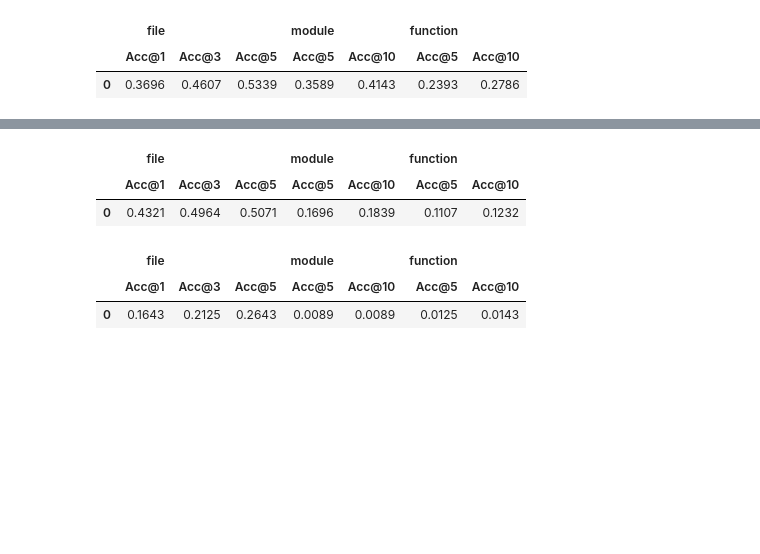
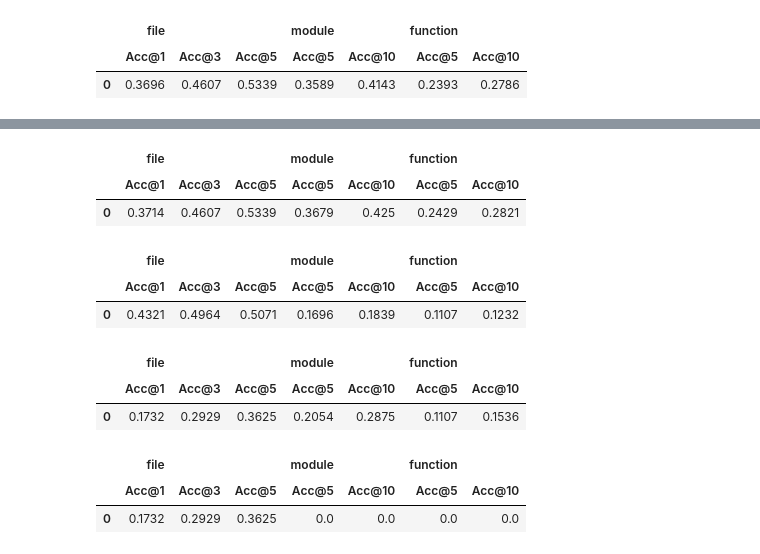
Before and after one commit to CCChz233/LocAgent, a Jupyter notebook: evaluation/run_evaluation.ipynb, the cells around one changed output, grey strips where cells are left out. Saved outputs shown, nothing was run; the diff lists cells and outputs as text; code cells hidden in the pictures; blank space fills up the shorter version.

```diff
--- a/evaluation/run_evaluation.ipynb
+++ b/evaluation/run_evaluation.ipynb
@@ -82,3 +109,30 @@ result
+# %%
+import sys
+sys.path.append('/workspace/LocAgent')
+
+from evaluation.eval_metric import evaluate_results
+
+level2key_dict = {
+    'file': 'found_files',
+    'module': 'found_modules',
+    'function': 'found_entities',
+}
+
+# 评测 LocAgent 结果（替换为你的实际输出目录）
+loc_file = '/workspace/LocAgent/outputs/bm25_graph/loc_outputs.jsonl'
+dataset_path = '/workspace/LocAgent/data/Loc-Bench_V1_dataset.jsonl'
+
+result = evaluate_results(
+    loc_file,
+    level2key_dict,
+    metrics=['acc'],  # 可选: ['acc', 'recall', 'ndcg', 'precision', 'map']
+    dataset_path=dataset_path
+)
+result
+# %% [output]
+|  | file |  |  | module |  | function |  |
+|  | Acc@1 | Acc@3 | Acc@5 | Acc@5 | Acc@10 | Acc@5 | Acc@10 |
+| 0 | 0.3714 | 0.4607 | 0.5339 | 0.3679 | 0.425 | 0.2429 | 0.2821 |
 # %%
 import sys
 sys.path.append('/workspace/LocAgent')
@@ -108,12 +162,7 @@ result
 | 0 | 0.4321 | 0.4964 | 0.5071 | 0.1696 | 0.1839 | 0.1107 | 0.1232 |
 # %%
 import sys
-import os
-
-# 自动检测项目根目录
-current_dir = os.path.dirname(os.path.abspath(''))
-project_root = os.path.dirname(current_dir) if current_dir.endswith('evaluation') else current_dir
-sys.path.insert(0, project_root)
+sys.path.append('/workspace/LocAgent')
 
 from evaluation.eval_metric import evaluate_results
 
@@ -123,9 +172,9 @@ level2key_dict = {
     'function': 'found_entities',
 }
 
-# 评测 RLCoder 结果
-loc_file = os.path.join(project_root, 'outputs/rlcoder_test/loc_outputs.jsonl')
-dataset_path = os.path.join(project_root, 'data/Loc-Bench_V1_dataset.jsonl')
+# 评测 LocAgent 结果（替换为你的实际输出目录）
+loc_file = '/workspace/LocAgent/outputs/dense_locator_fixed/loc_outputs.jsonl'
+dataset_path = '/workspace/LocAgent/data/Loc-Bench_V1_dataset.jsonl'
 
 result = evaluate_results(
     loc_file,
@@ -134,34 +183,34 @@ result = evaluate_results(
     dataset_path=dataset_path
 )
 result
+# %% [output]
+|  | file |  |  | module |  | function |  |
+|  | Acc@1 | Acc@3 | Acc@5 | Acc@5 | Acc@10 | Acc@5 | Acc@10 |
+| 0 | 0.1732 | 0.2929 | 0.3625 | 0.2054 | 0.2875 | 0.1107 | 0.1536 |
 # %%
 import sys
-import os
-
-# 设置项目根目录（自动检测）
-project_root = '/Users/chz/code/LocAgent'
-sys.path.insert(0, project_root)
+sys.path.append('/workspace/LocAgent')
 
 from evaluation.eval_metric import evaluate_results
 
 level2key_dict = {
     'file': 'found_files',
     'module': 'found_modules',
     'function': 'found_entities',
 }
 
-# 评测 RLCoder 结果
-loc_file = f'{project_root}/outputs/rlcoder_test/loc_outputs.jsonl'
-dataset_path = f'{project_root}/data/Loc-Bench_V1_dataset.jsonl'
+# 评测 LocAgent 结果（替换为你的实际输出目录）
+loc_file = '/workspace/LocAgent/outputs/dense_graph/loc_outputs.jsonl'
+dataset_path = '/workspace/LocAgent/data/Loc-Bench_V1_dataset.jsonl'
 
 result = evaluate_results(
     loc_file,
     level2key_dict,
     metrics=['acc'],  # 可选: ['acc', 'recall', 'ndcg', 'precision', 'map']
     dataset_path=dataset_path
 )
 result
 # %% [output]
 |  | file |  |  | module |  | function |  |
 |  | Acc@1 | Acc@3 | Acc@5 | Acc@5 | Acc@10 | Acc@5 | Acc@10 |
-| 0 | 0.1643 | 0.2125 | 0.2643 | 0.0089 | 0.0089 | 0.0125 | 0.0143 |
+| 0 | 0.1732 | 0.2929 | 0.3625 | 0.0 | 0.0 | 0.0 | 0.0 |
```
Also changed, not shown: parts of 26 cells of this notebook, 22 other files.
